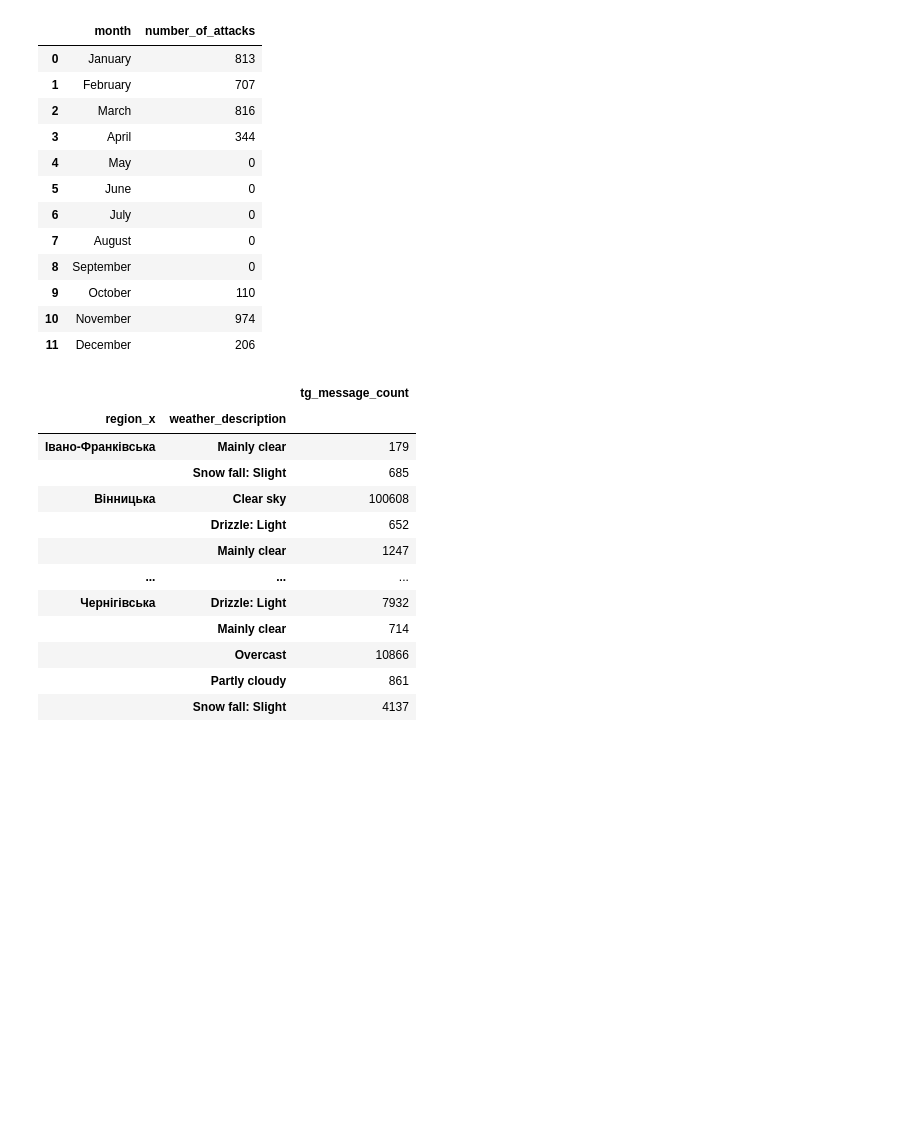
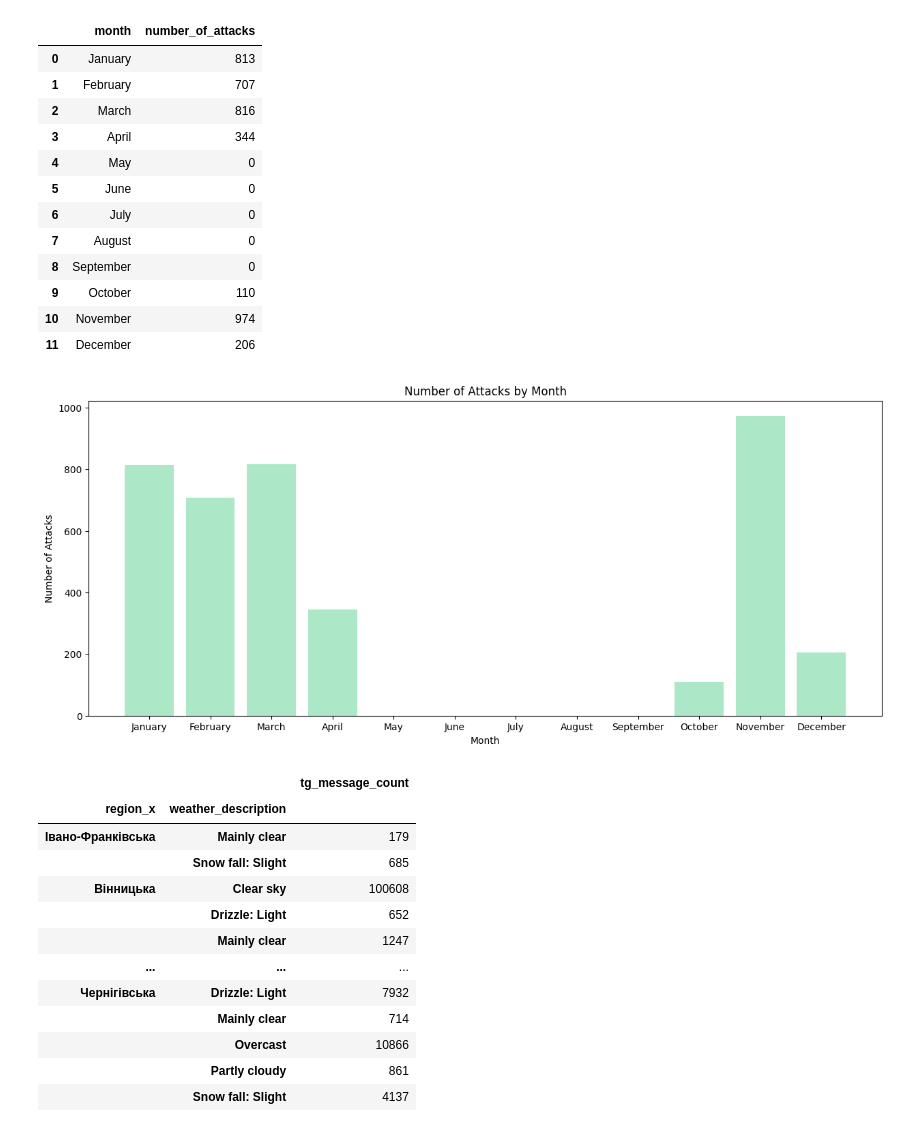
Before and after one commit to KiraYampolska/Weather-attacks, a Jupyter notebook: weather.ipynb, the cells around one changed output. Saved outputs shown, nothing was run; the diff lists cells and outputs as text; code cells hidden in the pictures; blank space fills up the shorter version.

```diff
--- a/weather.ipynb
+++ b/weather.ipynb
@@ -75,6 +75,27 @@ month_attack(read_file('message-weather (1).csv'))
 | 9 | October | 110 |
 | 10 | November | 974 |
 | 11 | December | 206 |
+# %%
+import matplotlib.pyplot as plt
+
+def month_attack(df):
+    alarm_keywords = ['💥', '📍', '⚠️']
+    df['alarm'] = df['tg_message'].apply(lambda x: any(keyword in x for keyword in alarm_keywords))
+    df[['date', 'time']] = df['date_weather'].str.split(' ', n=1, expand=True)
+    df['month'] = pd.to_datetime(df['date']).dt.month_name()
+    month_order = ['January', 'February', 'March', 'April', 'May', 'June', 'July', 'August', 'September', 'October', 'November', 'December']
+    alerts_df = df[df['tg_message'].str.contains('💥|📍|⚠️', regex=True)]
+    alerts_by_month = alerts_df.groupby('month').size().reindex(month_order, fill_value=0).reset_index(name='number_of_attacks')
+
+    plt.figure(figsize=(15, 6))
+    plt.bar(alerts_by_month['month'], alerts_by_month['number_of_attacks'], color='#ACE7C8')
+    plt.title('Number of Attacks by Month')
+    plt.xlabel('Month')
+    plt.ylabel('Number of Attacks')
+    plt.show()
+month_attack(read_file('message-weather (1).csv'))
+# %% [output]
+[figure, added]
 # %%
 def process_weather_data(df):
     new_data = {'region_x': [], 'weather_description': [], 'tg_message_count': []}
```
Also changed, not shown: parts of 1 cell of this notebook.
